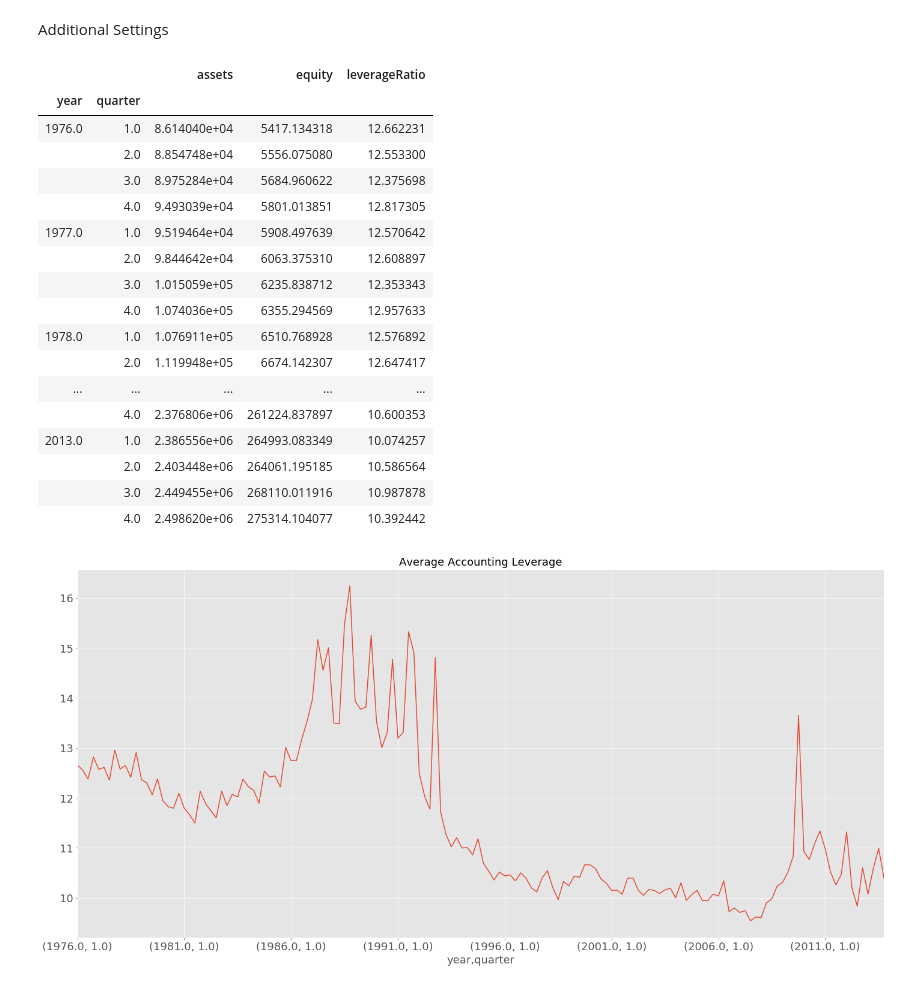
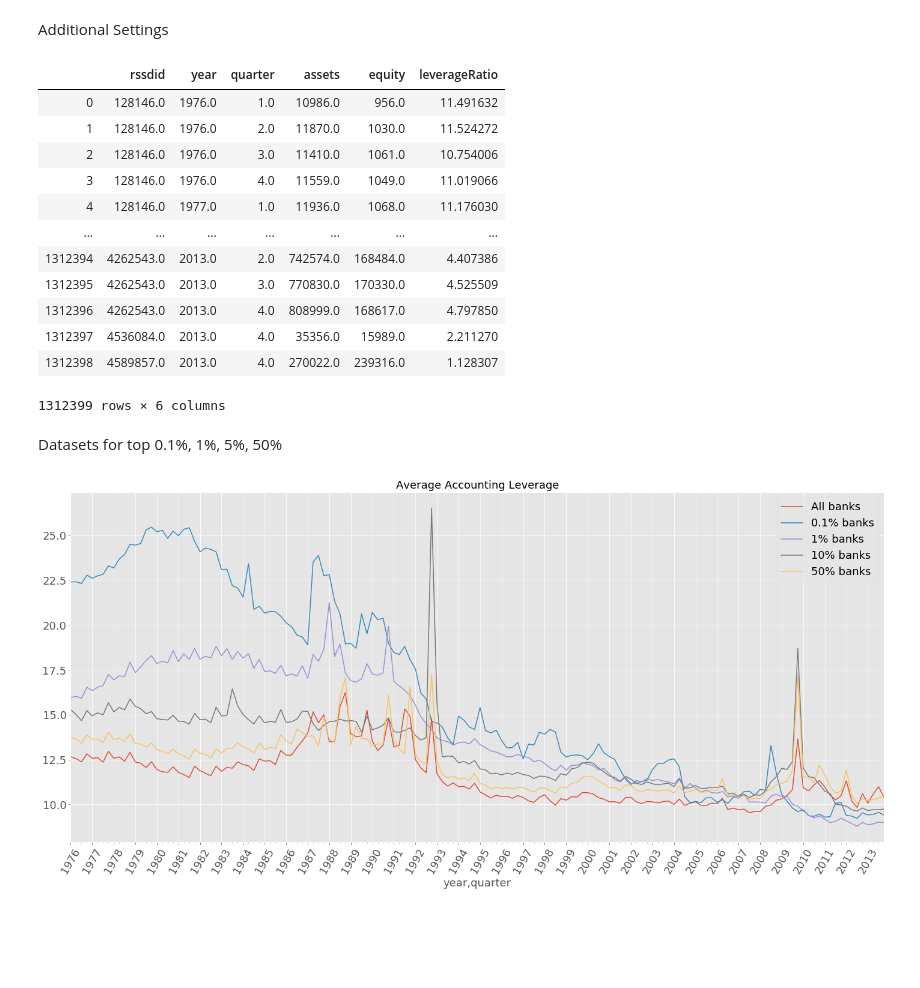
Before and after one commit to Alex-Telonic/BachelorThesisASch, a Jupyter notebook: NewLeverage.ipynb, the cells around one changed output. Cells and saved outputs as stored; diff of their text form; code cells hidden in the pictures; blank space fills up the shorter version.

```diff
--- a/NewLeverage.ipynb
+++ b/NewLeverage.ipynb
@@ -65,32 +67,28 @@ df_indBanks.set_index([df_indBanks.rssdid, df_indBanks.year, df_indBanks.quarter
 df_indBanks = df_indBanks[["assets", "equity", "leverageRatio"]]
 #df_indBanks.drop(["rssdid", "bhcid", "year"], axis=1, inplace=True)
 #df
-df_all = pd.concat([df, df_indBanks])
+df_all_raw = pd.concat([df, df_indBanks])
 # %%
+df_all = df_all_raw.copy()
 df_all.leverageRatio.replace([np.inf, -np.inf], np.nan, inplace=True)
 df_all.dropna(how="all", subset=["leverageRatio"],inplace=True)
 
 df_all = df_all[df_all.leverageRatio>0] #removing all negativ leverageRatios
-
-df_all_grouped = df_all.groupby(["year", "quarter"]).mean()
-
-df_all_grouped
+df_all_noIndex = df_all.reset_index()
+df_all_noIndex
 # %% [output]
-|  |  | assets | equity | leverageRatio |
-| year | quarter |  |  |  |
-| 1976.0 | 1.0 | 8.614040e+04 | 5417.134318 | 12.662231 |
-|  | 2.0 | 8.854748e+04 | 5556.075080 | 12.553300 |
-|  | 3.0 | 8.975284e+04 | 5684.960622 | 12.375698 |
-|  | 4.0 | 9.493039e+04 | 5801.013851 | 12.817305 |
-| 1977.0 | 1.0 | 9.519464e+04 | 5908.497639 | 12.570642 |
-|  | 2.0 | 9.844642e+04 | 6063.375310 | 12.608897 |
-|  | 3.0 | 1.015059e+05 | 6235.838712 | 12.353343 |
-|  | 4.0 | 1.074036e+05 | 6355.294569 | 12.957633 |
-| 1978.0 | 1.0 | 1.076911e+05 | 6510.768928 | 12.576892 |
-|  | 2.0 | 1.119948e+05 | 6674.142307 | 12.647417 |
-| ... | ... | ... | ... | ... |
-|  | 4.0 | 2.376806e+06 | 261224.837897 | 10.600353 |
-| 2013.0 | 1.0 | 2.386556e+06 | 264993.083349 | 10.074257 |
-|  | 2.0 | 2.403448e+06 | 264061.195185 | 10.586564 |
-|  | 3.0 | 2.449455e+06 | 268110.011916 | 10.987878 |
-|  | 4.0 | 2.498620e+06 | 275314.104077 | 10.392442 |
+|  | rssdid | year | quarter | assets | equity | leverageRatio |
+| 0 | 128146.0 | 1976.0 | 1.0 | 10986.0 | 956.0 | 11.491632 |
+| 1 | 128146.0 | 1976.0 | 2.0 | 11870.0 | 1030.0 | 11.524272 |
+| 2 | 128146.0 | 1976.0 | 3.0 | 11410.0 | 1061.0 | 10.754006 |
+| 3 | 128146.0 | 1976.0 | 4.0 | 11559.0 | 1049.0 | 11.019066 |
+| 4 | 128146.0 | 1977.0 | 1.0 | 11936.0 | 1068.0 | 11.176030 |
+| ... | ... | ... | ... | ... | ... | ... |
+| 1312394 | 4262543.0 | 2013.0 | 2.0 | 742574.0 | 168484.0 | 4.407386 |
+| 1312395 | 4262543.0 | 2013.0 | 3.0 | 770830.0 | 170330.0 | 4.525509 |
+| 1312396 | 4262543.0 | 2013.0 | 4.0 | 808999.0 | 168617.0 | 4.797850 |
+| 1312397 | 4536084.0 | 2013.0 | 4.0 | 35356.0 | 15989.0 | 2.211270 |
+| 1312398 | 4589857.0 | 2013.0 | 4.0 | 270022.0 | 239316.0 | 1.128307 |
+1312399 rows × 6 columns
+# %% [markdown]
+Datasets for top 0.1%, 1%, 5%, 50%
@@ -96,0 +129,5 @@ df_all_grouped
+# %%
+df_aggOnePercent = topOnePercent.groupby(["year", "quarter"]).mean()
+df_aggFivePercent = topFivePercent.groupby(["year", "quarter"]).mean()
+df_aggTenPercent = topTenPercent.groupby(["year", "quarter"]).mean()
+df_aggFiftyPercent = topFiftyPercent.groupby(["year", "quarter"]).mean()
@@ -97,17 +136,31 @@ df_all_grouped
 # %%
 
 
 
 fig, ax = plt.subplots(figsize=(20,10));
 #ax.set_xticks(df_years_mean.index)
 #ax.set_xticklabels(df_years_mean.index, rotation=60)
 ax.set_xlabel("Year")
 ax.set_title("Average Accounting Leverage")
+
+years = [str(year) for year in range(1976, 2014)]
+ax.set_xticks(range(0,152,4))
+
+ax.xaxis.set_minor_locator(AutoMinorLocator(4))
 ax.grid()
 df_all_grouped.leverageRatio.plot(ax=ax)
+df_aggOnePercent.leverageRatio.plot(ax=ax)
+df_aggFivePercent.leverageRatio.plot(ax=ax)
+df_aggTenPercent.leverageRatio.plot(ax=ax)
+df_aggFiftyPercent.leverageRatio.plot(ax=ax)
+ax.legend(["All banks", "0.1% banks", "1% banks", "10% banks", "50% banks"])
+
+ax.set_xticklabels(years, rotation=60)
 #ax.plot(df_all_grouped.leverageRatio,"g-")
 #ax.plot(df_all_grouped.leverageRatio,"oy")
+#ax.xaxis.set_major_locator(plt.MaxNLocator(10))
+#ax.xaxis.set_minor_locator(plt.FixedLocator(8))
 plt.tight_layout()
 plt.savefig('LatexVorlage/graphs/LeverageDistribution_LeverageRatio_7613.png')
 # %% [output]
-[figure, old version]
+[figure, new version]
```
Also changed, not shown: parts of 17 cells of this notebook, 8 other files.
